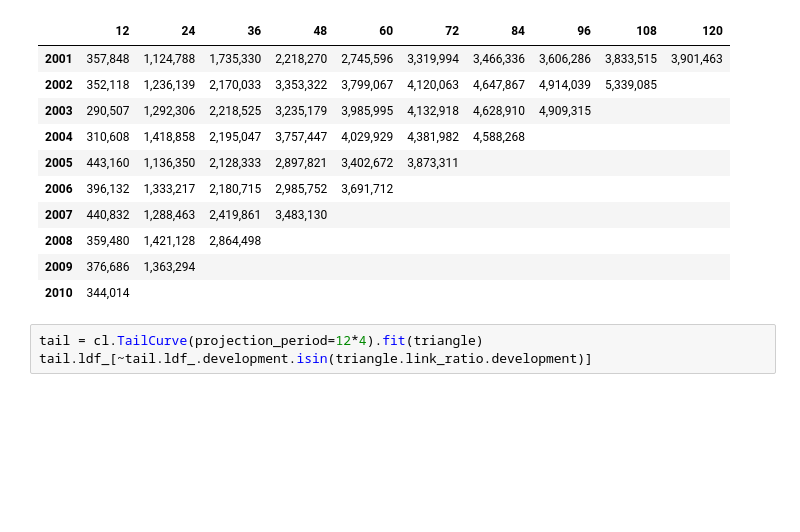
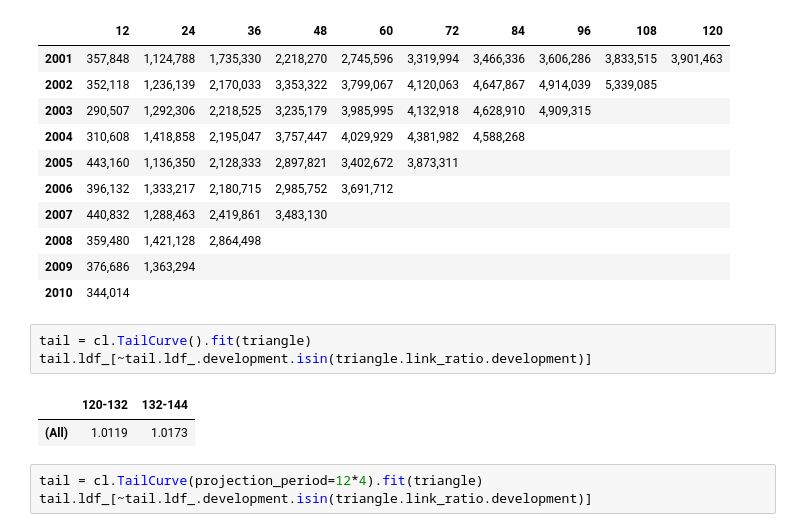
Before and after one commit to andesanalytics/python, a Jupyter notebook: docs/modulo_4/Clase2.ipynb, the cells around one changed output. Saved outputs shown, nothing was run; the diff lists cells and outputs as text; blank space fills up the shorter version.

```diff
--- a/docs/modulo_4/Clase2.ipynb
+++ b/docs/modulo_4/Clase2.ipynb
@@ -573,6 +573,12 @@ triangle
 | 2008 | 359,480 | 1,421,128 | 2,864,498 |  |  |  |  |  |  |  |
 | 2009 | 376,686 | 1,363,294 |  |  |  |  |  |  |  |  |
 | 2010 | 344,014 |  |  |  |  |  |  |  |  |  |
+# %%
+tail = cl.TailCurve().fit(triangle)
+tail.ldf_[~tail.ldf_.development.isin(triangle.link_ratio.development)]
+# %% [output]
+|  | 120-132 | 132-144 |
+| (All) | 1.0119 | 1.0173 |
 # %%
 tail = cl.TailCurve(projection_period=12*4).fit(triangle)
 tail.ldf_[~tail.ldf_.development.isin(triangle.link_ratio.development)]
```
Also changed, not shown: parts of 11 cells of this notebook.
